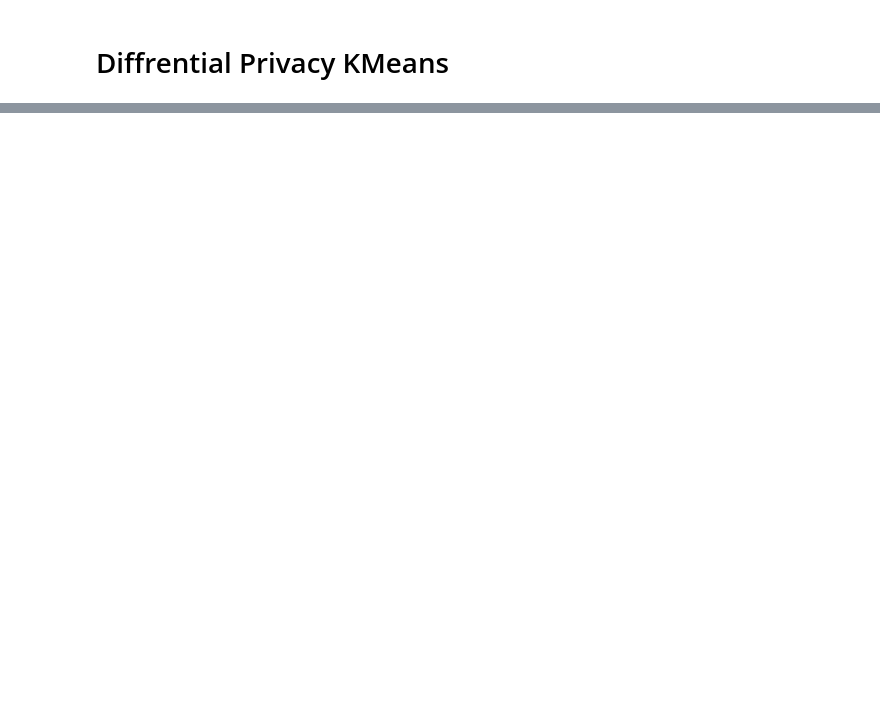
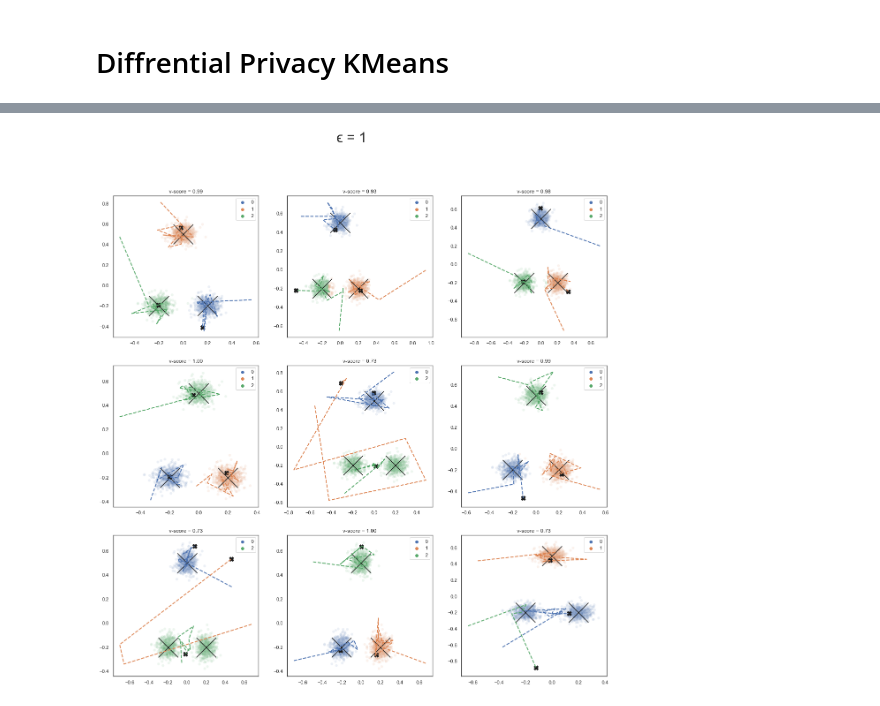
Before and after one commit to shlomihod/bu-cs591-algorithms-in-society-spring20, a Jupyter notebook: hw1/dp-kmeans.ipynb, the cells around one changed output, grey strips where cells are left out. Drawn from its saved outputs; the diff is of its cells as text; code cells hidden in the pictures; blank space fills up the shorter version.

```diff
--- a/hw1/dp-kmeans.ipynb
+++ b/hw1/dp-kmeans.ipynb
@@ -169,0 +174,5 @@ plot_multiple_kmeans_dp_2d(0.1);
+# %%
+f, _ = plot_multiple_kmeans_dp_2d(1);
+f.savefig('./plots/dp-kmeans-eps-1.png', dpi=300)
+# %% [output]
+[figure, added]
```
Also changed, not shown: parts of 7 cells of this notebook.
